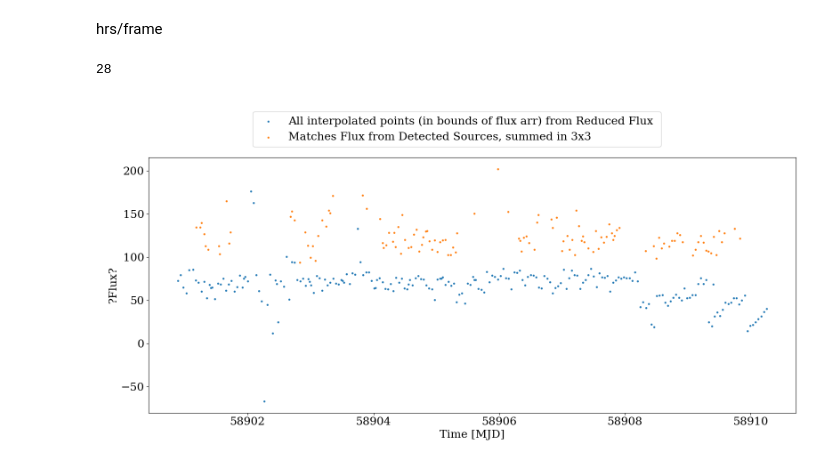
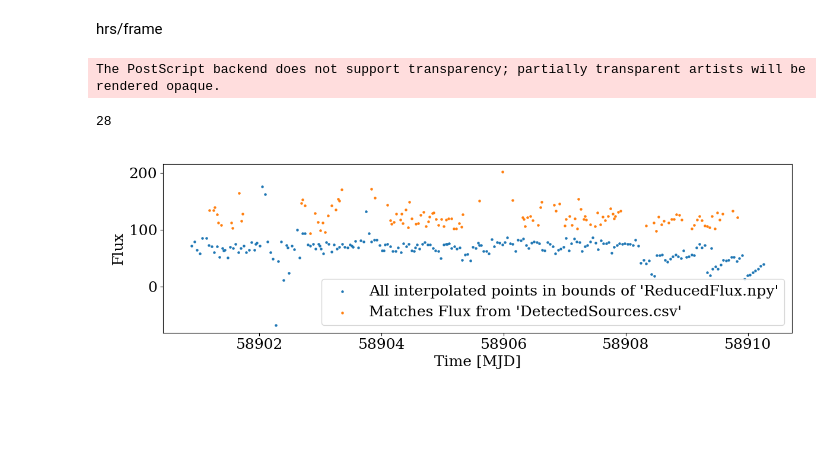
Before and after one commit to ble61/ASTR480, a Jupyter notebook: Test Code/allDataTest.ipynb, the cells around one changed output. Drawn from its saved outputs; the diff is of its cells as text; code cells hidden in the pictures; blank space fills up the shorter version.

```diff
--- a/Test Code/allDataTest.ipynb
+++ b/Test Code/allDataTest.ipynb
@@ -167,21 +166,24 @@ np.mean(np.abs(timesFromOz-frameTimes))
 hrs/frame
 # %%
 pSize = 5
-fig, ax = plt.subplots(1,1,figsize=(16,8))
+fig, ax = plt.subplots(1,1,figsize=(12,4))
 ax.set_xlabel("Time [MJD]")
-ax.set_ylabel("?Flux?")
+ax.set_ylabel("Flux")
 
-ax.scatter(frameTimes[fsIn], sumFluxes, s=pSize, label = "All interpolated points (in bounds of flux arr) from Reduced Flux ")
+ax.scatter(frameTimes[fsIn], sumFluxes, s=pSize, label = "All interpolated points in bounds of 'ReducedFlux.npy'")
 
 matchedMeanFlux = np.mean(matchedNamePos["flux"])
 
 # ax.scatter(matchedNamePos["Time"]-timeOffset, matchedNamePos["flux"]-matchedMeanFlux, s=pSize, label = f"Matches Flux from Detected Sources (around 0 by subtracting mean = {matchedMeanFlux.round(2)})")
 
-ax.scatter(matchedNamePos["Time"]-timeOffset, matchedNamePos["flux"], s=pSize, label = f"Matches Flux from Detected Sources, summed in 3x3")
+ax.scatter(matchedNamePos["Time"]-timeOffset, matchedNamePos["flux"], s=pSize, label = f"Matches Flux from 'DetectedSources.csv'")
 
-ax.legend(bbox_to_anchor=(0.8, 1.2))
+ax.legend()
+
+fig.savefig(f"./Testing Figures/differentFluxes{name}.eps")
 
 np.argmax(sumFluxes)
 # %% [output]
-28
+The PostScript backend does not support transparency; partially transparent artists will be rendered opaque.
+28
-[figure, old version]
+[figure, new version]
```
Also changed, not shown: parts of 6 cells of this notebook, 18 other files.
